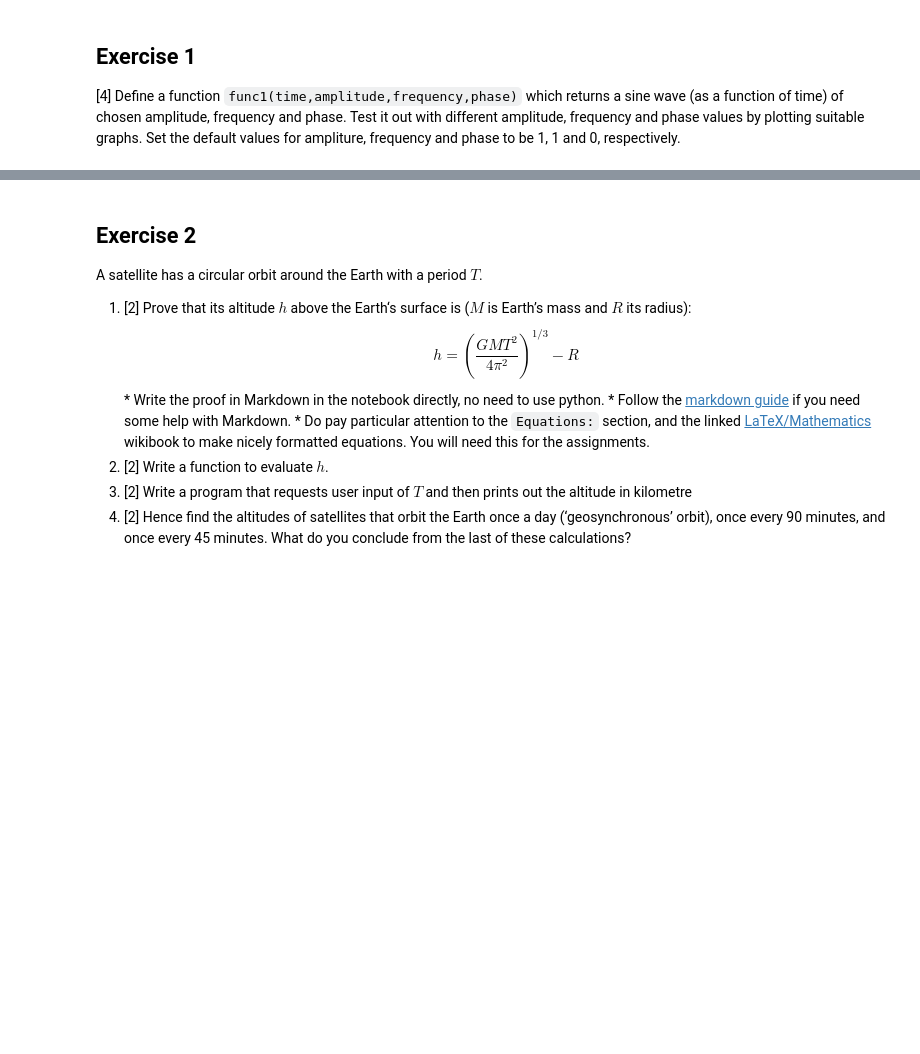
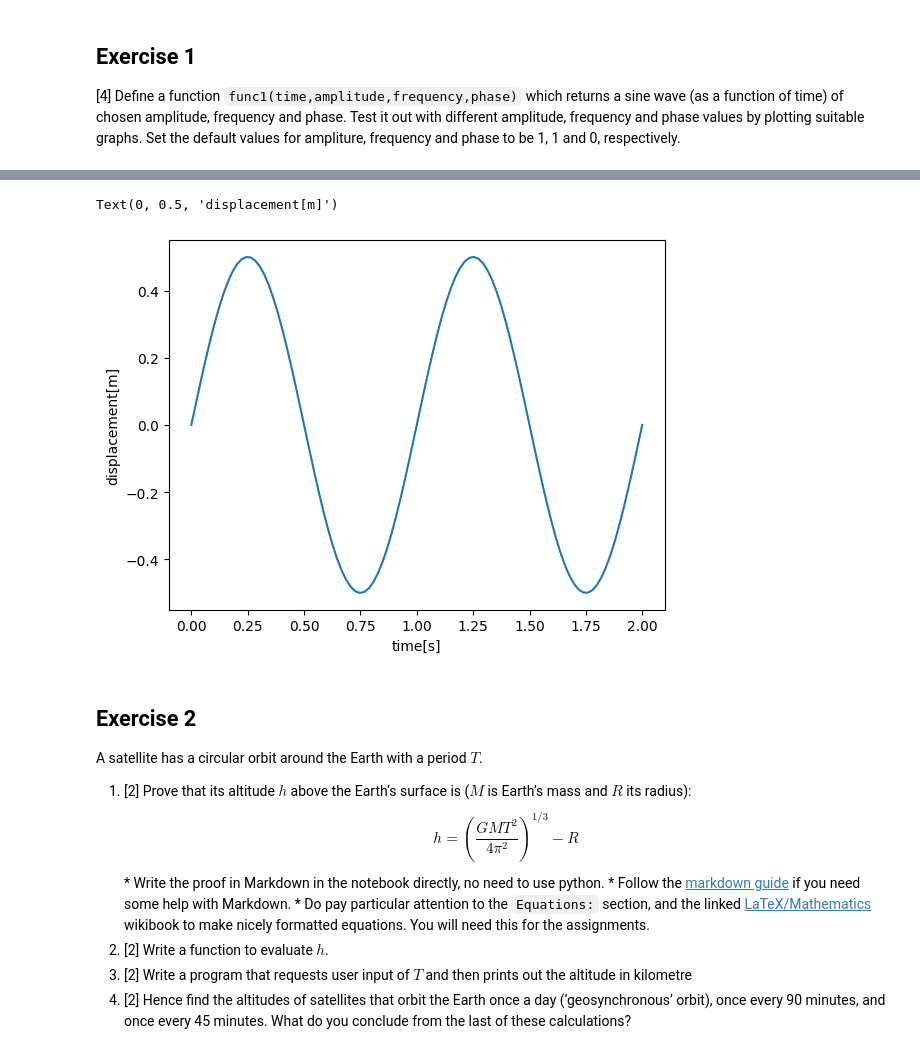
Before and after one commit to PX2145-2025/week-2-b-Morley-James, a Jupyter notebook: Functions.ipynb, the cells around one changed output, grey strips where cells are left out. Saved outputs shown, nothing was run; the diff lists cells and outputs as text; code cells hidden in the pictures; blank space fills up the shorter version.

```diff
--- a/Functions.ipynb
+++ b/Functions.ipynb
@@ -288,3 +340,11 @@ Use the `anglesutils` module you just created to plot that function from $t=0\,\
+# %%
+time = np.linspace(0,2,100)
+plt.plot(time,func1(time,0.5))
+plt.xlabel("time[s]")
+plt.ylabel("displacement[m]")
+# %% [output]
+Text(0, 0.5, 'displacement[m]')
+[figure, added]
 # %% [markdown]
 ## Exercise 2
 
```
Also changed, not shown: parts of 7 cells of this notebook.
